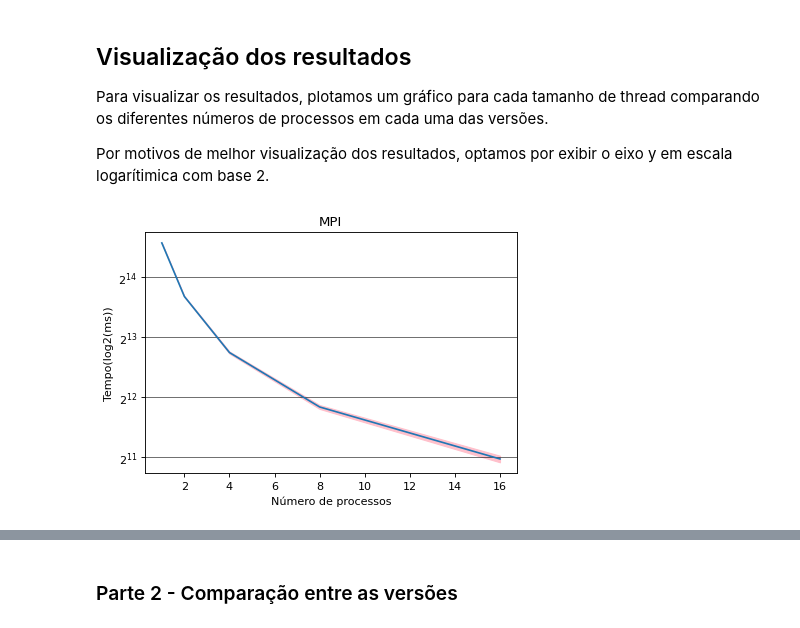
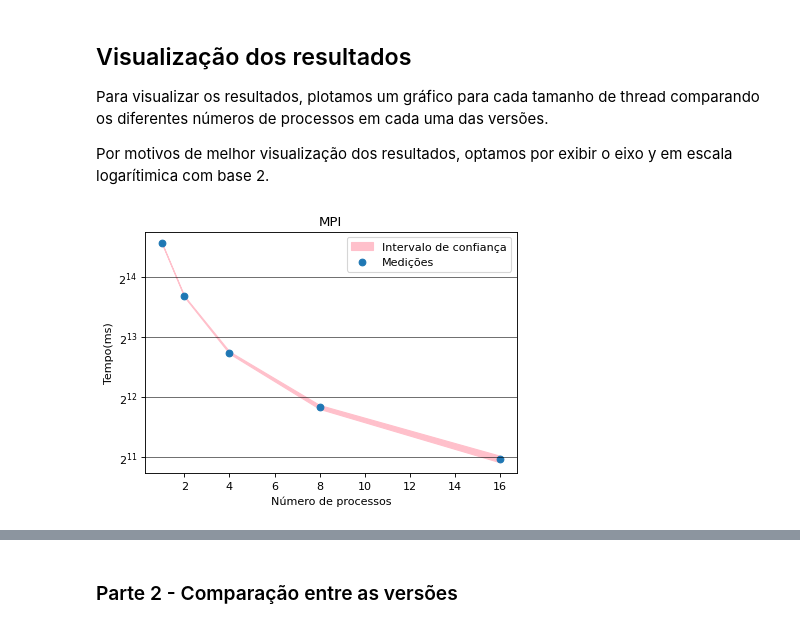
Before and after one commit to T-Guerrero/MAC0219-EP2, a Jupyter notebook: docs/documentation.ipynb, the cells around one changed output, grey strips where cells are left out. Cells and saved outputs as stored; diff of their text form; code cells hidden in the pictures.

```diff
--- a/docs/documentation.ipynb
+++ b/docs/documentation.ipynb
@@ -213,29 +197,27 @@ x = [2**i for i in range(5)]
 # %%
 '''
 Coleta dos dados necessários para o plot do MPI
 '''
 y_mpi = [i[0] for i in data["mpi"]]
 y_mpi = np.array(y_mpi)
 
 confidence_mpi = [i[1] for i in data["mpi"]]
 confidence_mpi = np.array(confidence_mpi)
 
-
-
 plt.figure(figsize=(6, 4), dpi=80)
-plt.plot(x, y_mpi)
+plt.fill_between(x, (y_mpi-confidence_mpi), (y_mpi+confidence_mpi), color='pink', alpha=1)
+plt.scatter(x, y_mpi)
 
 plt.grid(color='black', linewidth=0.5, axis = 'y')
-# plt.yticks([10**i for i in range(1, 6)])
 
 plt.title("MPI")
 plt.xlabel("Número de processos")
-plt.ylabel("Tempo(log2(ms))")
+plt.ylabel("Tempo(ms)")
+plt.legend(["Intervalo de confiança", "Medições"])
 
-plt.fill_between(x, (y_mpi-confidence_mpi), (y_mpi+confidence_mpi), color='pink', alpha=1)
 plt.yscale("log", base = 2)
 # %% [output]
-[figure, old version]
+[figure, new version]
 # %%
 '''
 Recebe um número de thread.
```
Also changed, not shown: parts of 9 cells of this notebook, 2 other files.
